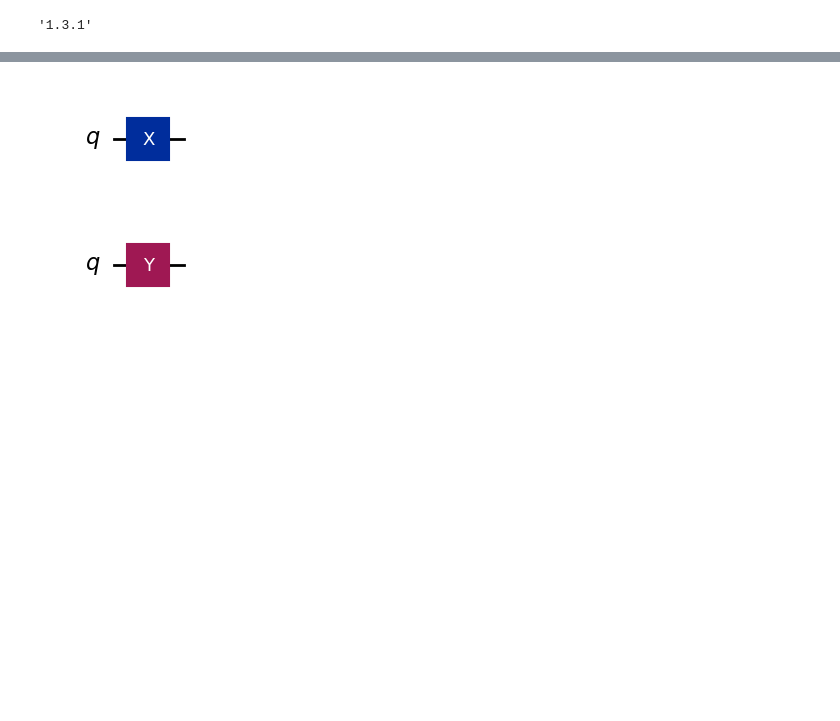
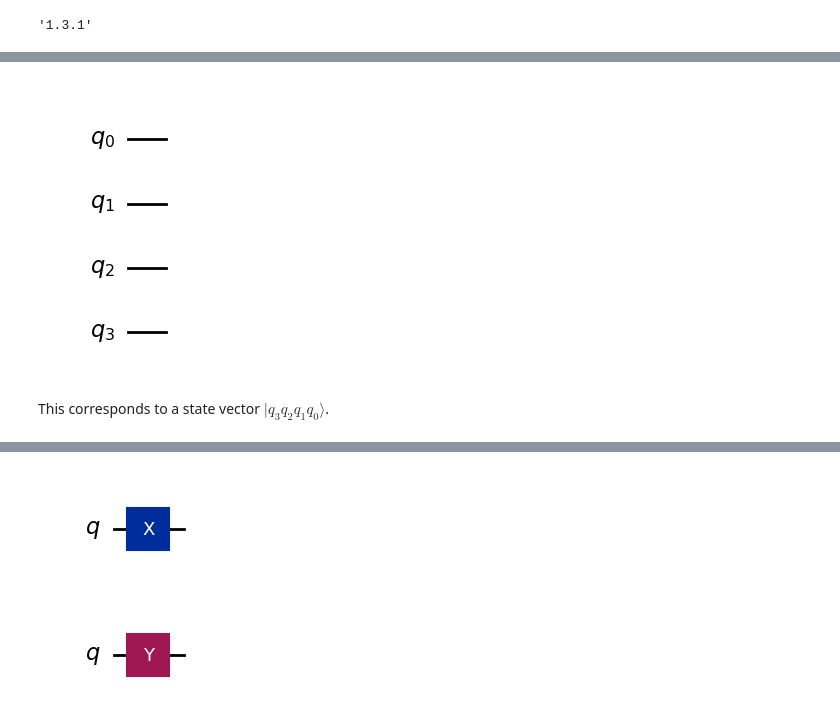
Before and after one commit to bin-wu-phys/QuantumSimulation, a Jupyter notebook: 01.circuits and time evolution.1.x.ipynb, the cells around one changed output, grey strips where cells are left out. Cells and saved outputs as stored; diff of their text form; code cells hidden in the pictures; blank space fills up the shorter version.

```diff
--- a/01.circuits and time evolution.1.x.ipynb
+++ b/01.circuits and time evolution.1.x.ipynb
@@ -15,0 +72,10 @@ import numpy as np
+# %%
+# Create a quantum circuit with 4 qubits
+qc = QuantumCircuit(4)
+
+# Visualize the circuit
+qc.draw('mpl')
+# %% [output]
+[figure, added]
+# %% [markdown]
+This corresponds to a state vector $|q_3q_2q_1q_0\rangle$.
```
Also changed, not shown: parts of 32 cells of this notebook.
